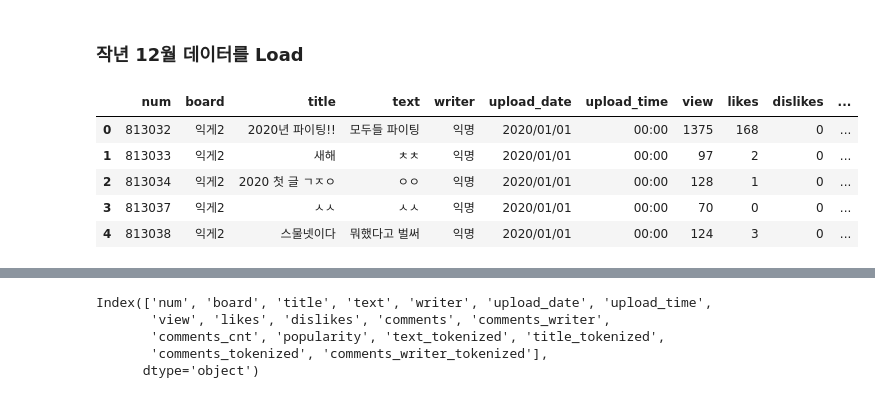
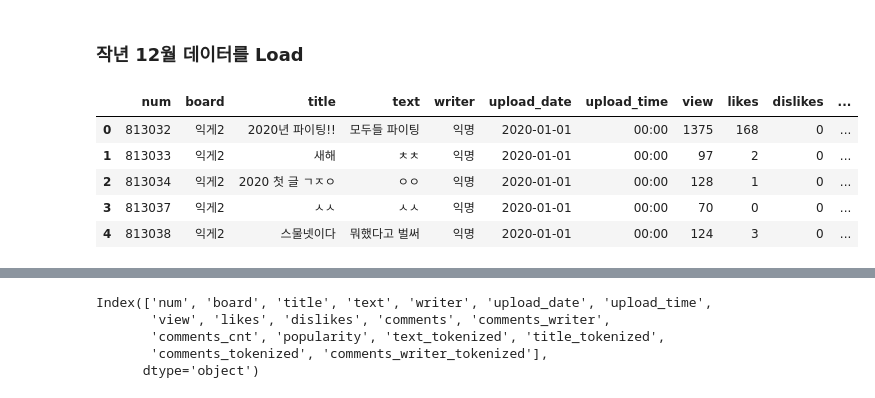
Before and after one commit to JourneyKo/ssodam, a Jupyter notebook: ssodam2021_Find_Specific_Topics.ipynb, the cells around one changed output, grey strips where cells are left out. Cells and saved outputs as stored; diff of their text form; code cells hidden in the pictures.

```diff
--- a/ssodam2021_Find_Specific_Topics.ipynb
+++ b/ssodam2021_Find_Specific_Topics.ipynb
@@ -420,17 +420,17 @@ with open('./data/20bow.pkl','rb') as f:
 # %% [markdown]
 ### 작년 12월 데이터를 Load
 # %%
-tokens_20 = pd.read_csv('./data/ssodam2020_all_tokened_final.csv', encoding='utf-8')
+tokens_20 = pd.read_csv('./data_l/ssodam2020_all_tokened_final.csv', encoding='utf-8')
 #날짜 데이터를 datetime으로.
 tokens_20.upload_date = pd.to_datetime(tokens_20.upload_date)
 tokens_20.head()
 # %% [output]
 |  | num | board | title | text | writer | upload_date | upload_time | view | likes | dislikes | ... |
-| 0 | 813032 | 익게2 | 2020년 파이팅!! | 모두들 파이팅 | 익명 | 2020/01/01 | 00:00 | 1375 | 168 | 0 | ... |
-| 1 | 813033 | 익게2 | 새해 | ㅊㅊ | 익명 | 2020/01/01 | 00:00 | 97 | 2 | 0 | ... |
-| 2 | 813034 | 익게2 | 2020 첫 글 ㄱㅈㅇ | ㅇㅇ | 익명 | 2020/01/01 | 00:00 | 128 | 1 | 0 | ... |
-| 3 | 813037 | 익게2 | ㅅㅅ | ㅅㅅ | 익명 | 2020/01/01 | 00:00 | 70 | 0 | 0 | ... |
-| 4 | 813038 | 익게2 | 스물넷이다 | 뭐했다고 벌써 | 익명 | 2020/01/01 | 00:00 | 124 | 3 | 0 | ... |
+| 0 | 813032 | 익게2 | 2020년 파이팅!! | 모두들 파이팅 | 익명 | 2020-01-01 | 00:00 | 1375 | 168 | 0 | ... |
+| 1 | 813033 | 익게2 | 새해 | ㅊㅊ | 익명 | 2020-01-01 | 00:00 | 97 | 2 | 0 | ... |
+| 2 | 813034 | 익게2 | 2020 첫 글 ㄱㅈㅇ | ㅇㅇ | 익명 | 2020-01-01 | 00:00 | 128 | 1 | 0 | ... |
+| 3 | 813037 | 익게2 | ㅅㅅ | ㅅㅅ | 익명 | 2020-01-01 | 00:00 | 70 | 0 | 0 | ... |
+| 4 | 813038 | 익게2 | 스물넷이다 | 뭐했다고 벌써 | 익명 | 2020-01-01 | 00:00 | 124 | 3 | 0 | ... |
 # %%
 def get_noun_list_from_str(msg):
     try :
```
Also changed, not shown: parts of 20 cells of this notebook.
